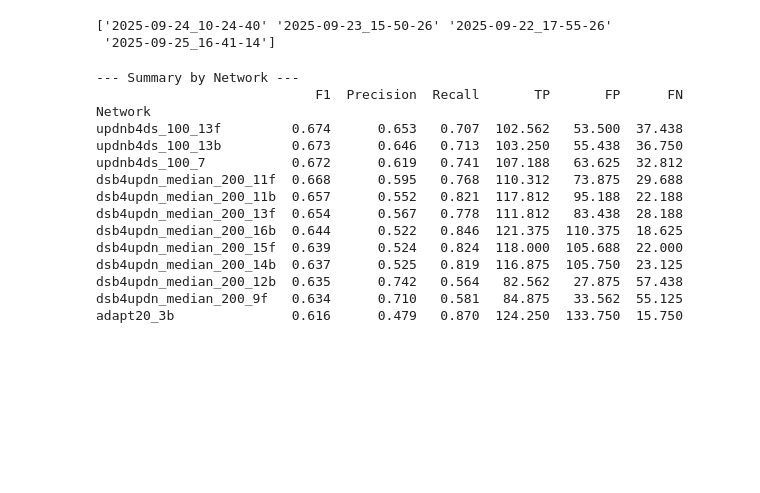
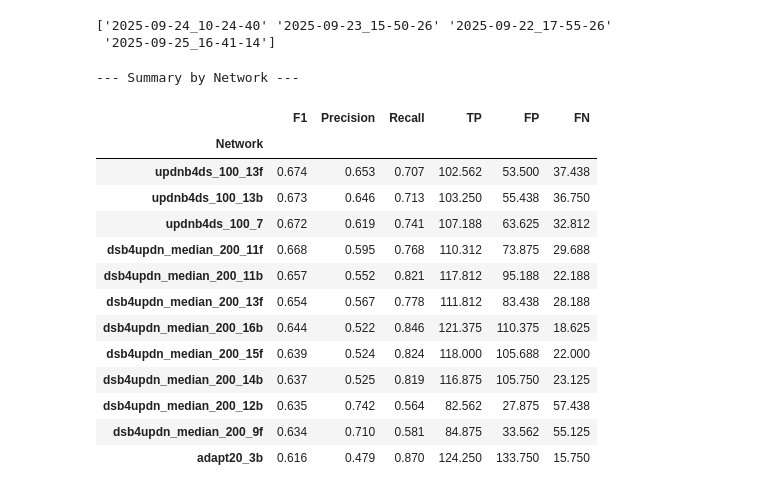
Before and after one commit to pedrofurrix/LAVA_SNN_ripples, a Jupyter notebook: snnTorch/generalization_madrid/visualize_performance.ipynb, the cells around one changed output. Cells and saved outputs as stored; diff of their text form; code cells hidden in the pictures; blank space fills up the shorter version.

```diff
--- a/snnTorch/generalization_madrid/visualize_performance.ipynb
+++ b/snnTorch/generalization_madrid/visualize_performance.ipynb
@@ -54,24 +62,24 @@ print(df["Session"].unique())
 # %%
 # Print summary
 print("\n--- Summary by Network ---")
 summary = df.groupby("Network")[["F1", "Precision", "Recall", "TP", "FP", "FN"]].mean().round(3).sort_values(by="F1", ascending=False)
-print(summary)
+display(summary)
 # %% [output]
 --- Summary by Network ---
-                            F1  Precision  Recall       TP       FP      FN
-Network
-updnb4ds_100_13f         0.674      0.653   0.707  102.562   53.500  37.438
-updnb4ds_100_13b         0.673      0.646   0.713  103.250   55.438  36.750
-updnb4ds_100_7           0.672      0.619   0.741  107.188   63.625  32.812
-dsb4updn_median_200_11f  0.668      0.595   0.768  110.312   73.875  29.688
-dsb4updn_median_200_11b  0.657      0.552   0.821  117.812   95.188  22.188
-dsb4updn_median_200_13f  0.654      0.567   0.778  111.812   83.438  28.188
-dsb4updn_median_200_16b  0.644      0.522   0.846  121.375  110.375  18.625
-dsb4updn_median_200_15f  0.639      0.524   0.824  118.000  105.688  22.000
-dsb4updn_median_200_14b  0.637      0.525   0.819  116.875  105.750  23.125
-dsb4updn_median_200_12b  0.635      0.742   0.564   82.562   27.875  57.438
-dsb4updn_median_200_9f   0.634      0.710   0.581   84.875   33.562  55.125
-adapt20_3b               0.616      0.479   0.870  124.250  133.750  15.750
+|  | F1 | Precision | Recall | TP | FP | FN |
+| Network |  |  |  |  |  |  |
+| updnb4ds_100_13f | 0.674 | 0.653 | 0.707 | 102.562 | 53.500 | 37.438 |
+| updnb4ds_100_13b | 0.673 | 0.646 | 0.713 | 103.250 | 55.438 | 36.750 |
+| updnb4ds_100_7 | 0.672 | 0.619 | 0.741 | 107.188 | 63.625 | 32.812 |
+| dsb4updn_median_200_11f | 0.668 | 0.595 | 0.768 | 110.312 | 73.875 | 29.688 |
+| dsb4updn_median_200_11b | 0.657 | 0.552 | 0.821 | 117.812 | 95.188 | 22.188 |
+| dsb4updn_median_200_13f | 0.654 | 0.567 | 0.778 | 111.812 | 83.438 | 28.188 |
+| dsb4updn_median_200_16b | 0.644 | 0.522 | 0.846 | 121.375 | 110.375 | 18.625 |
+| dsb4updn_median_200_15f | 0.639 | 0.524 | 0.824 | 118.000 | 105.688 | 22.000 |
+| dsb4updn_median_200_14b | 0.637 | 0.525 | 0.819 | 116.875 | 105.750 | 23.125 |
+| dsb4updn_median_200_12b | 0.635 | 0.742 | 0.564 | 82.562 | 27.875 | 57.438 |
+| dsb4updn_median_200_9f | 0.634 | 0.710 | 0.581 | 84.875 | 33.562 | 55.125 |
+| adapt20_3b | 0.616 | 0.479 | 0.870 | 124.250 | 133.750 | 15.750 |
 # %%
 print(summary.loc[summary["F1"].idxmax()])
 # %% [output]
```
Also changed, not shown: parts of 9 cells of this notebook, 6 other files.
